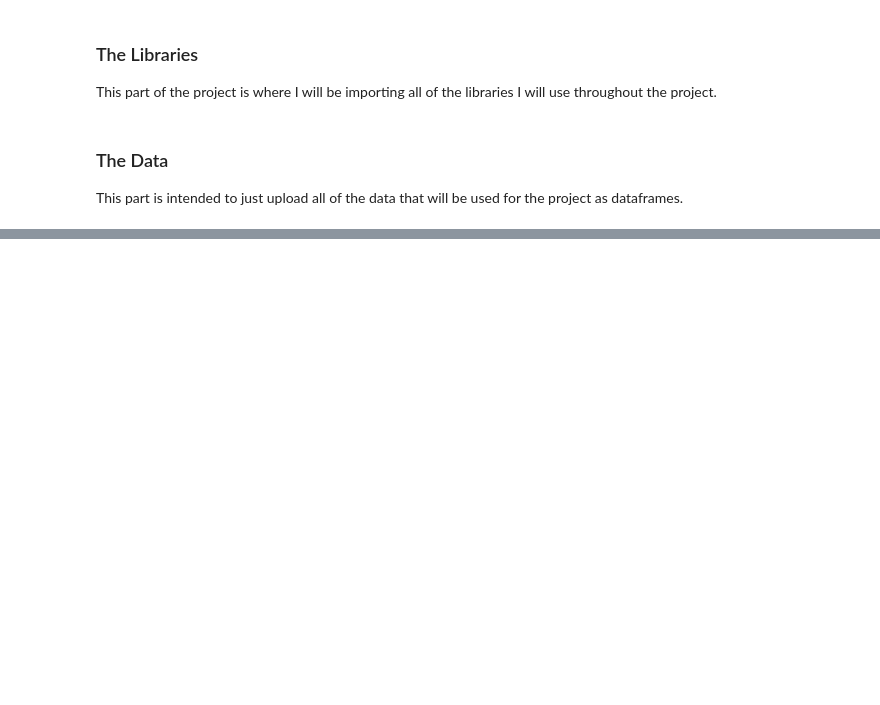
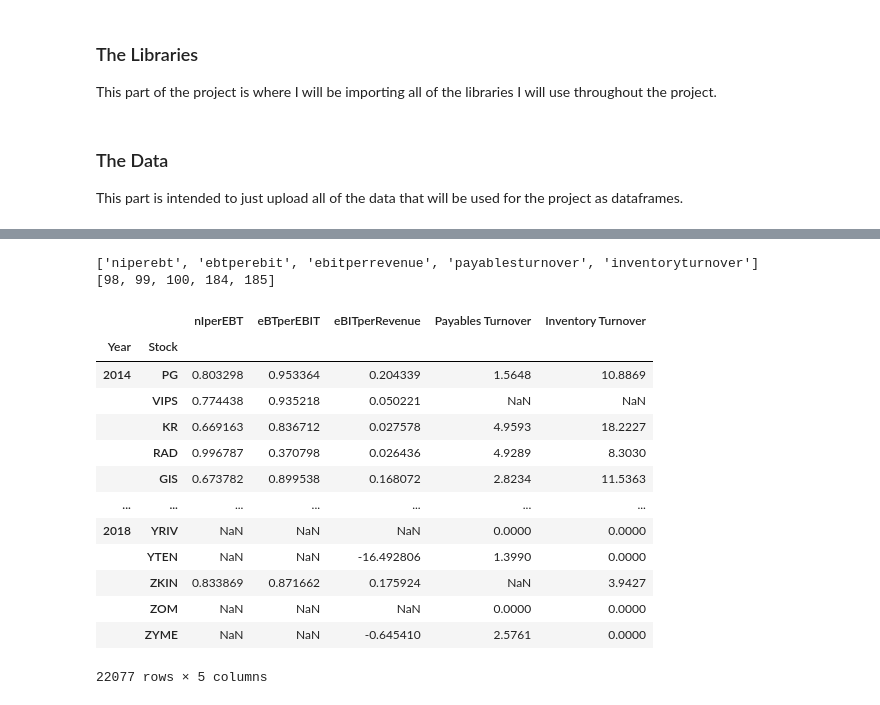
Before and after one commit to leonardo-lealfilho/Springboard, a Jupyter notebook: Capstone Project/Capstone Project.ipynb, the cells around one changed output, grey strips where cells are left out. Drawn from its saved outputs; the diff is of its cells as text; code cells hidden in the pictures; blank space fills up the shorter version.

```diff
--- a/Capstone Project/Capstone Project.ipynb
+++ b/Capstone Project/Capstone Project.ipynb
@@ -393,0 +523,56 @@ The amount of columns of missing 20% or more values in both the 2014 and 2016 da
+# %%
+# The list of index will now be used to get the index of the columns in the original dataframe
+# that will find the columns that will be extracted.
+
+
+# list1 has the list of index of the columns to be extracted from a list of the ones that was
+# set up in alphabetical order. That is why I need to build a list of all the duplicate column names in
+# alphabetical order to be able to match the index in list1 to the column name lower-cased and without spaces.
+# To do that I will use the column names in the duplicated_last dataframe.
+dl_col = []
+
+for name in (duplicates_last['Column Names'].values):
+    dl_col.append(name)
+
+# Now to match the index with the names
+equal = [dl_col[i] for i in list1]
+
+equal_df = col_df[col_df.values == equal]
+
+equal_duplicated = equal_df[equal_df.duplicated()]
+
+# Here is where I will create a list of the columns that I plan to extract from the original dataframe.
+# The first column names to be appended to the list will be the ones that are the
+# exact match of another column in the dataframe
+extract = []
+
+for col in equal_duplicated.values:
+    extract += list(col)
+
+print(extract)
+
+exact_matches = list(equal_duplicated.index)
+
+print(exact_matches)
+# %% [output]
+['niperebt', 'ebtperebit', 'ebitperrevenue', 'payablesturnover', 'inventoryturnover']
+[98, 99, 100, 184, 185]
+# %%
+df_exact_matches = df.iloc[:, exact_matches]
+# %%
+df_exact_matches
+# %% [output]
+|  |  | nIperEBT | eBTperEBIT | eBITperRevenue | Payables Turnover | Inventory Turnover |
+| Year | Stock |  |  |  |  |  |
+| 2014 | PG | 0.803298 | 0.953364 | 0.204339 | 1.5648 | 10.8869 |
+|  | VIPS | 0.774438 | 0.935218 | 0.050221 | NaN | NaN |
+|  | KR | 0.669163 | 0.836712 | 0.027578 | 4.9593 | 18.2227 |
+|  | RAD | 0.996787 | 0.370798 | 0.026436 | 4.9289 | 8.3030 |
+|  | GIS | 0.673782 | 0.899538 | 0.168072 | 2.8234 | 11.5363 |
+| ... | ... | ... | ... | ... | ... | ... |
+| 2018 | YRIV | NaN | NaN | NaN | 0.0000 | 0.0000 |
+|  | YTEN | NaN | NaN | -16.492806 | 1.3990 | 0.0000 |
+|  | ZKIN | 0.833869 | 0.871662 | 0.175924 | NaN | 3.9427 |
+|  | ZOM | NaN | NaN | NaN | 0.0000 | 0.0000 |
+|  | ZYME | NaN | NaN | -0.645410 | 2.5761 | 0.0000 |
+22077 rows × 5 columns
```
Also changed, not shown: parts of 84 cells of this notebook.
